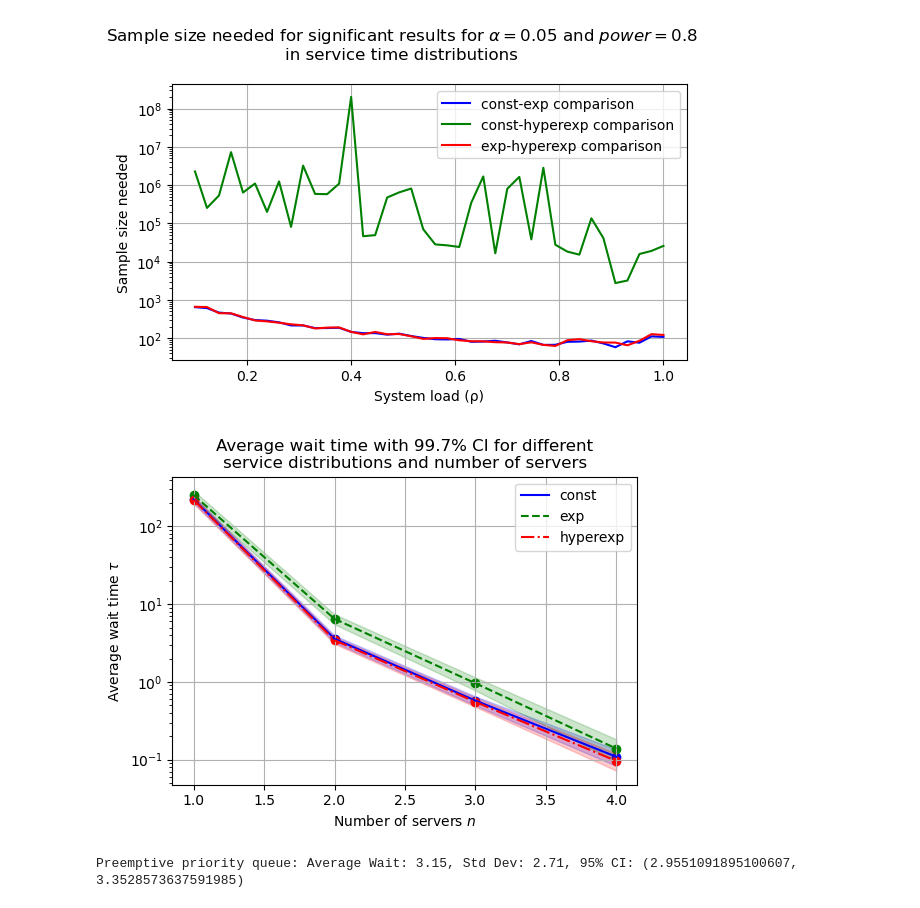
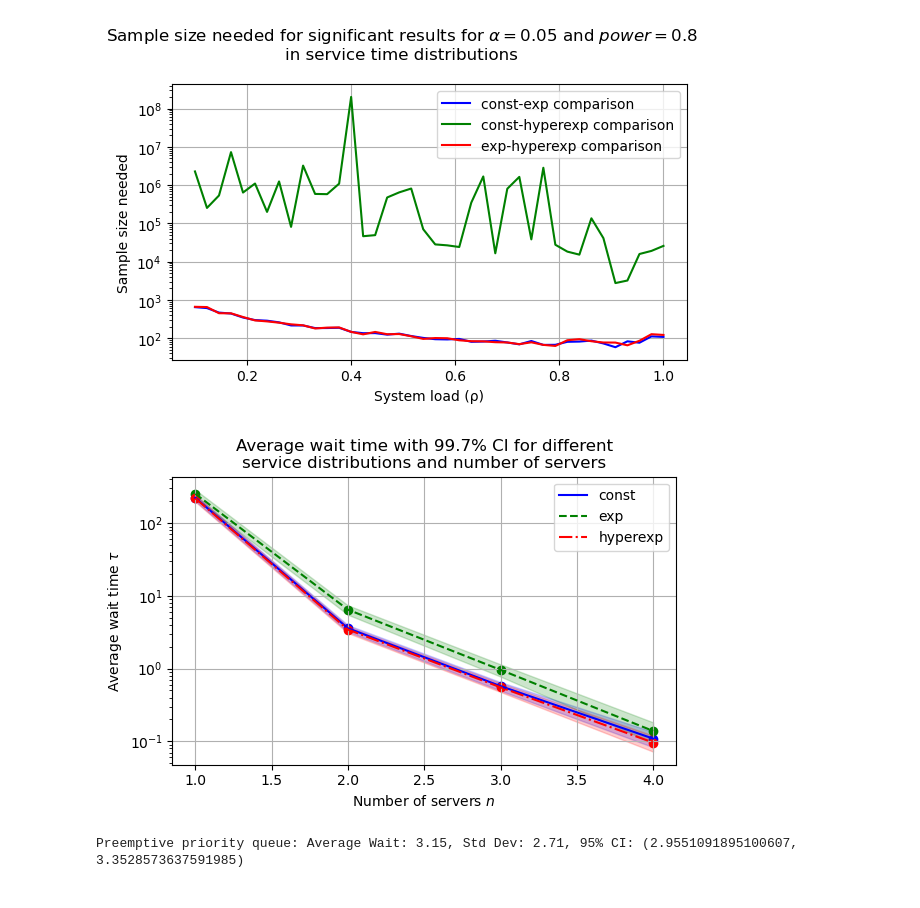
Before and after one commit to jonas4climate/ss-assignment-2, a Jupyter notebook: CalvinLaw_11306734_RaymondZhang_14865904_JonasSchaefer_14039982_2.ipynb, the cells around one changed output. Cells and saved outputs as stored; diff of their text form; code cells hidden in the pictures.

```diff
--- a/CalvinLaw_11306734_RaymondZhang_14865904_JonasSchaefer_14039982_2.ipynb
+++ b/CalvinLaw_11306734_RaymondZhang_14865904_JonasSchaefer_14039982_2.ipynb
@@ -494,35 +494,35 @@ def get_statistics_2d(means, print_results=True, ci=0.95):
             conf_intervals[n][s_pdf] = conf_interval
             if print_results:
                 c_low, c_high = conf_interval
                 print(
                     f'n={n}, {s_pdf}, mean waiting time: {avg_wait_time:.2f}, std dev: {std_dev:.2f}, {ci*100}% CI ({c_low:.2e} | {c_high:.2e})')
     return avgs, stds, conf_intervals
 
 
 avgs, stds, conf_intervals = get_statistics_2d(
     means, print_results=False, ci=ci)
 
 linestyles = ['-', '--', '-.']
-plt.figure(figsize=(6, 4))
+plt.figure(figsize=(6, 4), layout='tight')
 for i, s_pdf in enumerate(service_pdfs):
     avg_wait_times = [avgs[n][s_pdf] for n in ns]
     conf_intervals_n = np.array([conf_intervals[n][s_pdf] for n in ns]).T
     plt.plot(ns, avg_wait_times,
              label=f'{s_pdf}', color=COLORS[i], linestyle=linestyles[i])
     plt.scatter(ns, avg_wait_times, color=COLORS[i])
     plt.fill_between(
         ns, conf_intervals_n[0], conf_intervals_n[1], alpha=0.2, color=COLORS[i])
 plt.xlabel('Number of servers $n$')
 plt.ylabel('Average wait time $\\tau$')
 plt.yscale('log')
 plt.title(f'Average wait time with {ci*100}% CI for different\n' +
           'service distributions and number of servers')
 plt.legend()
 plt.grid(True)
 plt.savefig(f'{SAVE_DIR}/avg_wait_time_vs_n_and_service_pdfs.png', dpi=300)
 plt.show()
 # %% [output]
-[figure, old version]
+[figure, new version]
 # %%
 np.random.seed(RANDOM_SEED)
 
```
Also changed, not shown: parts of 7 cells of this notebook, 6 other files.
